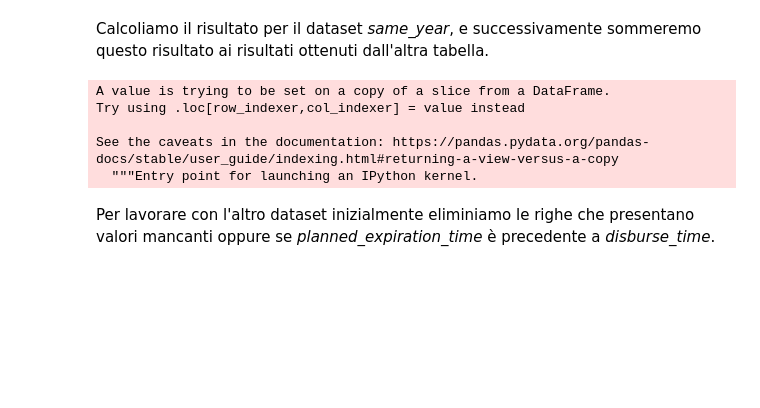
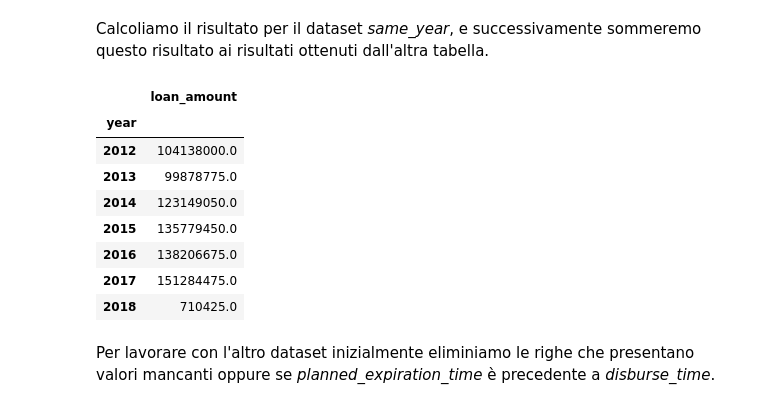
Before and after one commit to MarcoP9/FOCS, a Jupyter notebook: Project.ipynb, the cells around one changed output. Saved outputs shown, nothing was run; the diff lists cells and outputs as text; code cells hidden in the pictures; blank space fills up the shorter version.

```diff
--- a/Project.ipynb
+++ b/Project.ipynb
@@ -436,12 +457,17 @@ Calcoliamo il risultato per il dataset *same_year*, e successivamente sommeremo
 # %%
 same_year["year"] = same_year["disburse_time"].dt.year
 same = pd.DataFrame(same_year.groupby("year")["loan_amount"].sum())
+same
 # %% [output]
-A value is trying to be set on a copy of a slice from a DataFrame.
-Try using .loc[row_indexer,col_indexer] = value instead
-
-See the caveats in the documentation: https://pandas.pydata.org/pandas-docs/stable/user_guide/indexing.html#returning-a-view-versus-a-copy
-  """Entry point for launching an IPython kernel.
+|  | loan_amount |
+| year |  |
+| 2012 | 104138000.0 |
+| 2013 | 99878775.0 |
+| 2014 | 123149050.0 |
+| 2015 | 135779450.0 |
+| 2016 | 138206675.0 |
+| 2017 | 151284475.0 |
+| 2018 | 710425.0 |
 # %% [markdown]
 Per lavorare con l'altro dataset inizialmente eliminiamo le righe che presentano valori mancanti oppure se *planned_expiration_time* è precedente a *disburse_time*.
 # %%
```
Also changed, not shown: parts of 25 cells of this notebook.
